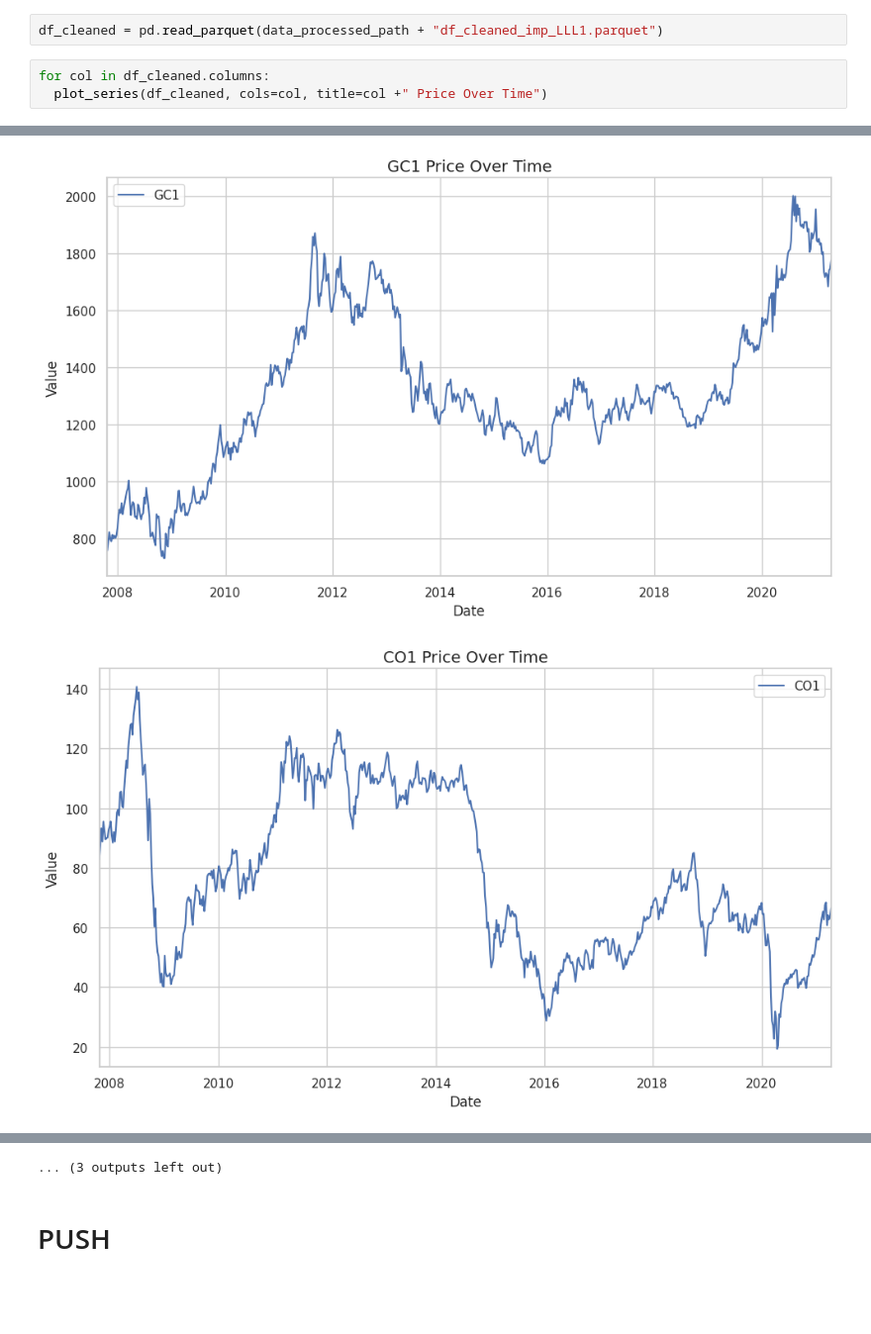
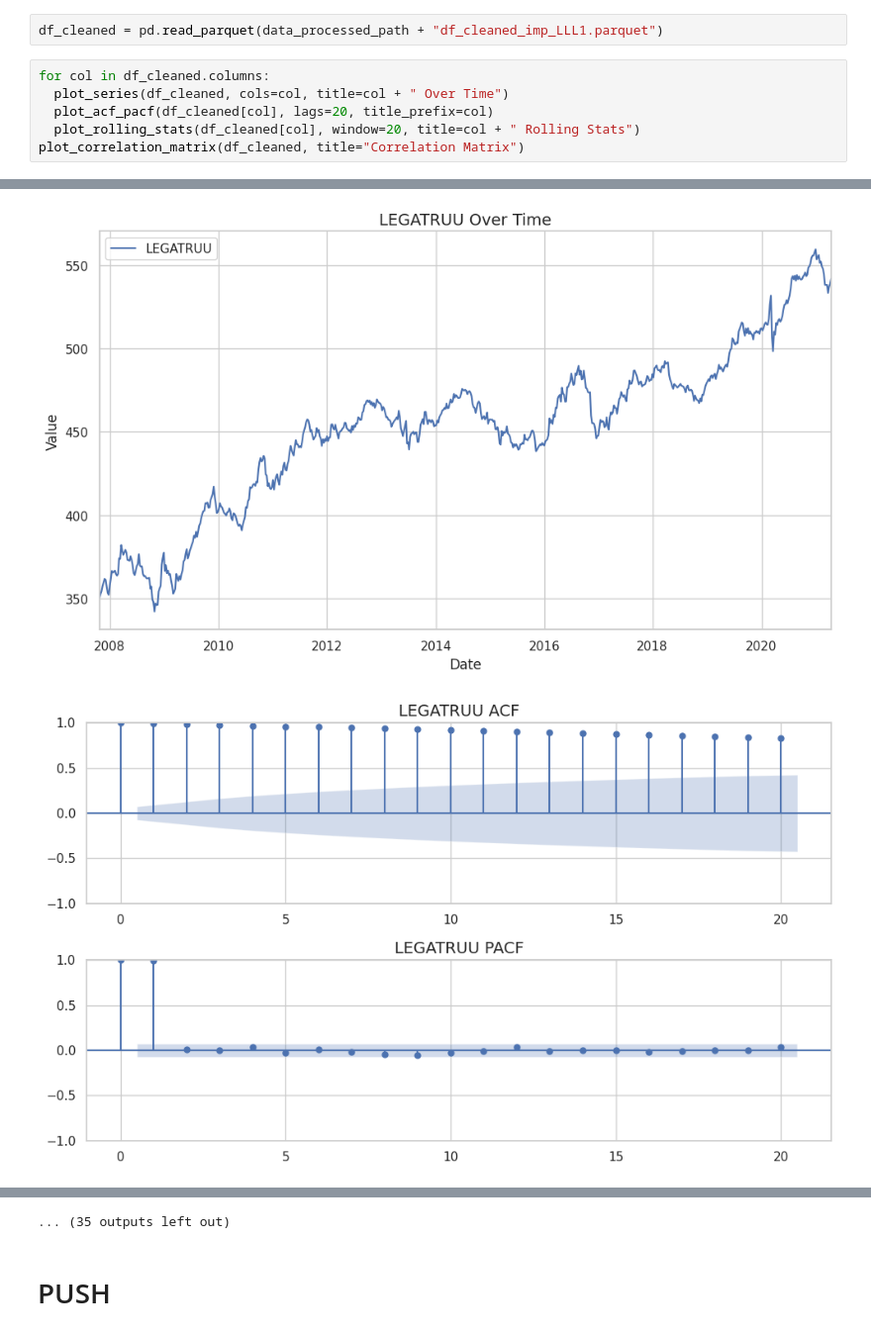
Before and after one commit to jacopo-raffaeli/portfolio-replica, a Jupyter notebook: notebooks/01_Exploratory_Data_Analysis.ipynb, the cells around one changed output, grey strips where cells are left out. Shown at 99% size. Cells and saved outputs as stored; diff of their text form; blank space fills up the shorter version.

```diff
--- a/notebooks/01_Exploratory_Data_Analysis.ipynb
+++ b/notebooks/01_Exploratory_Data_Analysis.ipynb
@@ -407,5 +413,8 @@ df_cleaned.to_parquet("data/processed/df_cleaned_imp_LLL1.parquet", index=True)
 df_cleaned = pd.read_parquet(data_processed_path + "df_cleaned_imp_LLL1.parquet")
 # %%
 for col in df_cleaned.columns:
-  plot_series(df_cleaned, cols=col, title=col +" Price Over Time")
+  plot_series(df_cleaned, cols=col, title=col + " Over Time")
+  plot_acf_pacf(df_cleaned[col], lags=20, title_prefix=col)
+  plot_rolling_stats(df_cleaned[col], window=20, title=col + " Rolling Stats")
+plot_correlation_matrix(df_cleaned, title="Correlation Matrix")
 # %% [output]
@@ -418,2 +442,2 @@ for col in df_cleaned.columns:
-[figure, old version]
+[figure, new version]
-[figure, old version]
+[figure, new version]
@@ -424,4 +447,4 @@ for col in df_cleaned.columns:
-... (3 outputs left out)
+... (35 outputs left out)
 # %% [markdown]
 # PUSH
 # %%
```
Also changed, not shown: parts of 8 cells of this notebook.
